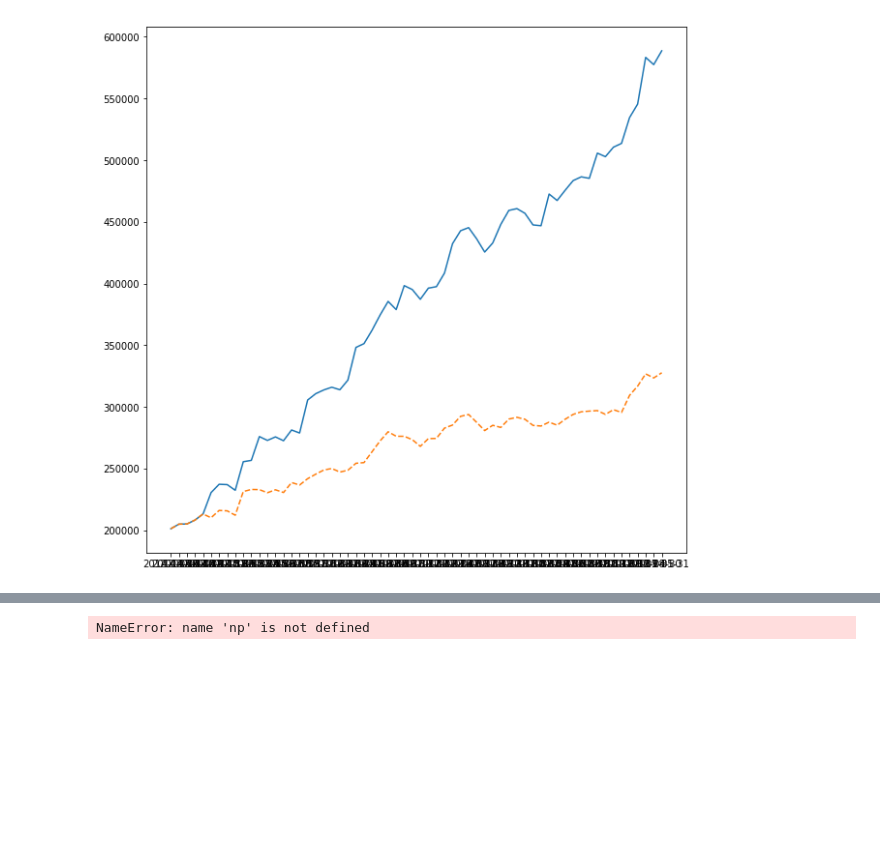
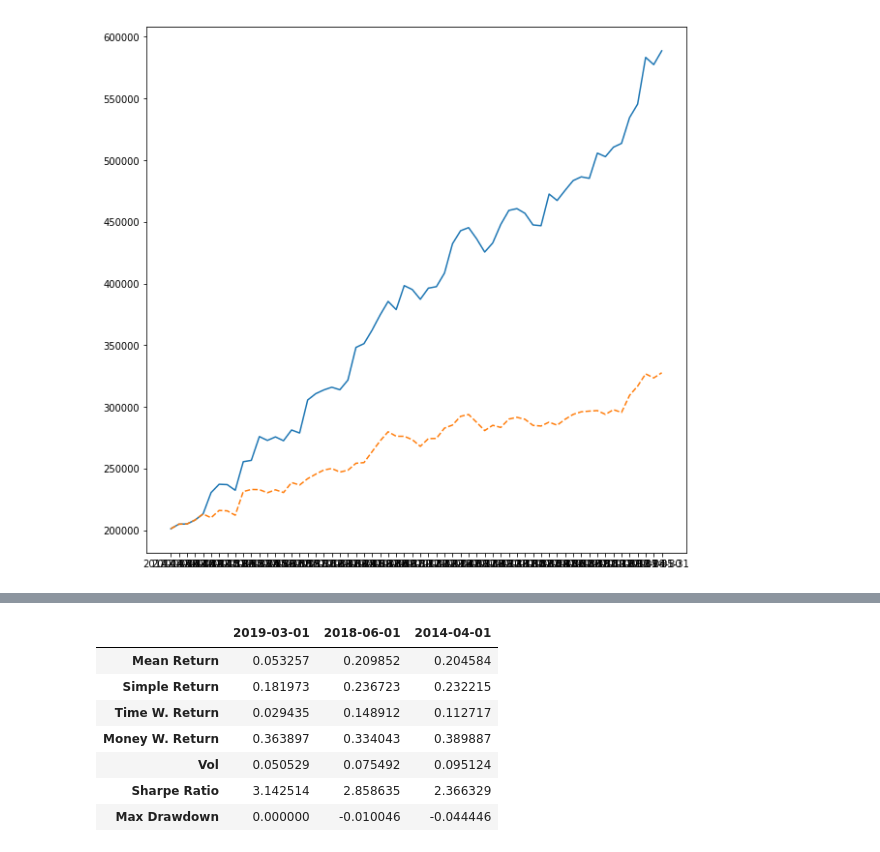
Before and after one commit to CherryADA/RoboAdvisor, a Jupyter notebook: Portfolio_demo2.ipynb, the cells around one changed output, grey strips where cells are left out. Cells and saved outputs as stored; diff of their text form; code cells hidden in the pictures; blank space fills up the shorter version.

Commit message:
add sharpe ratio and max drawdown calculations

```diff
--- a/Portfolio_demo2.ipynb
+++ b/Portfolio_demo2.ipynb
@@ -204,3 +172,29 @@ Name: Portfolio, dtype: float64
+# %%
+## Risk Metrics
+start_dates=['2019-03-01', '2018-06-01', "2014-04-01"]
+risk_metrics_table = pd.DataFrame()
+for start_date in start_dates:
+    risks = []
+    risks.append(MeanReturn(test_admin.portfolio,start_date,today_date))
+    risks.append(SimpleReturn(test_admin.portfolio,start_date,today_date))
+    risks.append(TimeWeightedReturn(test_admin.portfolio,test_admin.cash_transacs,start_date,today_date))
+    #print(TimeWeightedReturn(benchmark.portfolio,benchmark.cash_transacs,start_date,today_date))
+    risks.append(MoneyWeightedReturn(test_admin.portfolio,test_admin.cash_transacs,start_date,today_date))
+    risks.append(Volatility(test_admin.portfolio,start_date,today_date))
+    risks.append(SharpeRatio(test_admin.portfolio,start_date,today_date, universe.get_security("rf_rate_cad")))
+    risks.append(calculate_drawdown(test_admin, start_date, today_date)[1])
+    risk_metrics_table[start_date] = pd.Series(risks, index=["Mean Return", "Simple Return", "Time W. Return",
+                                                             "Money W. Return","Vol", "Sharpe Ratio", "Max Drawdown"])
+risk_metrics_table
+# %% [output]
+|  | 2019-03-01 | 2018-06-01 | 2014-04-01 |
+| Mean Return | 0.053257 | 0.209852 | 0.204584 |
+| Simple Return | 0.181973 | 0.236723 | 0.232215 |
+| Time W. Return | 0.029435 | 0.148912 | 0.112717 |
+| Money W. Return | 0.363897 | 0.334043 | 0.389887 |
+| Vol | 0.050529 | 0.075492 | 0.095124 |
+| Sharpe Ratio | 3.142514 | 2.858635 | 2.366329 |
+| Max Drawdown | 0.000000 | -0.010046 | -0.044446 |
 # %%
 from HelperFunctions import fill_missing_data_business
 factor_tickers = universe._riskFactors.keys()
@@ -210,8 +204,6 @@ for k in factor_tickers:
     result_df[k] = fill_missing_data_business(universe._riskFactors[k].price, start_date, today_date,'BM')
 # %%
 result_df['Portfolio']=np.dot(np.dot(result_df,betas.transpose()),weights).astype(numpy.float64)
-# %% [output]
-NameError: name 'np' is not defined
 # %%
 new_df=result_df.copy()
 # %%
```
Also changed, not shown: parts of 11 cells of this notebook, 3 other files.
